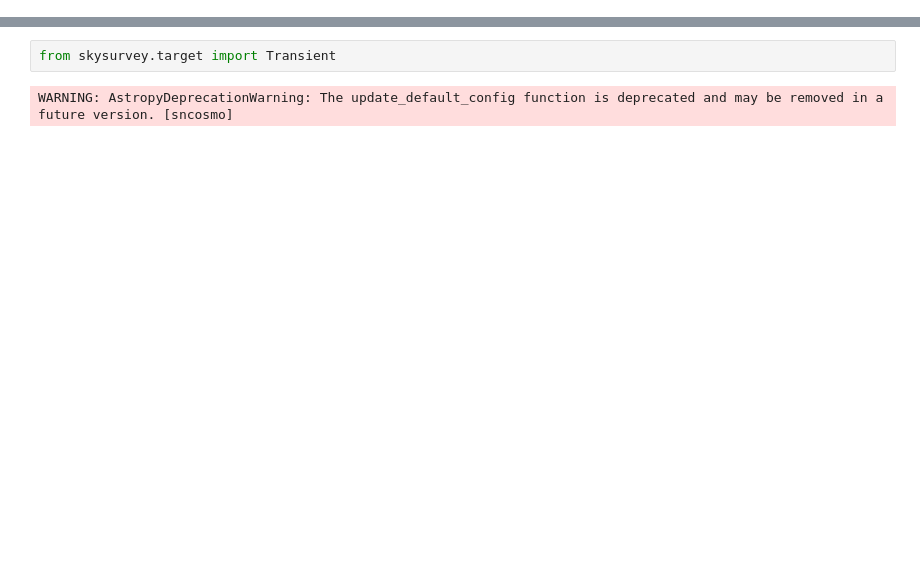
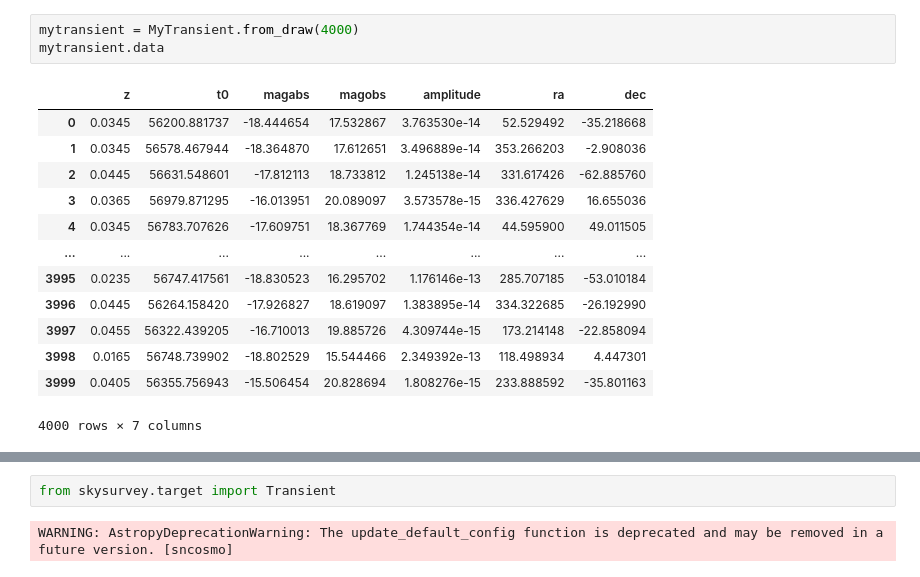
Before and after one commit to MickaelRigault/skysurvey, a Jupyter notebook: docs/advanced/build_a_new_transient.ipynb, the cells around one changed output, grey strips where cells are left out. Cells and saved outputs as stored; diff of their text form; blank space fills up the shorter version.

```diff
--- a/docs/advanced/build_a_new_transient.ipynb
+++ b/docs/advanced/build_a_new_transient.ipynb
@@ -10,0 +115,17 @@ You should provide:
+# %%
+mytransient = MyTransient.from_draw(4000)
+mytransient.data
+# %% [output]
+|  | z | t0 | magabs | magobs | amplitude | ra | dec |
+| 0 | 0.0345 | 56200.881737 | -18.444654 | 17.532867 | 3.763530e-14 | 52.529492 | -35.218668 |
+| 1 | 0.0345 | 56578.467944 | -18.364870 | 17.612651 | 3.496889e-14 | 353.266203 | -2.908036 |
+| 2 | 0.0445 | 56631.548601 | -17.812113 | 18.733812 | 1.245138e-14 | 331.617426 | -62.885760 |
+| 3 | 0.0365 | 56979.871295 | -16.013951 | 20.089097 | 3.573578e-15 | 336.427629 | 16.655036 |
+| 4 | 0.0345 | 56783.707626 | -17.609751 | 18.367769 | 1.744354e-14 | 44.595900 | 49.011505 |
+| ... | ... | ... | ... | ... | ... | ... | ... |
+| 3995 | 0.0235 | 56747.417561 | -18.830523 | 16.295702 | 1.176146e-13 | 285.707185 | -53.010184 |
+| 3996 | 0.0445 | 56264.158420 | -17.926827 | 18.619097 | 1.383895e-14 | 334.322685 | -26.192990 |
+| 3997 | 0.0455 | 56322.439205 | -16.710013 | 19.885726 | 4.309744e-15 | 173.214148 | -22.858094 |
+| 3998 | 0.0165 | 56748.739902 | -18.802529 | 15.544466 | 2.349392e-13 | 118.498934 | 4.447301 |
+| 3999 | 0.0405 | 56355.756943 | -15.506454 | 20.828694 | 1.808276e-15 | 233.888592 | -35.801163 |
+4000 rows × 7 columns
```
Also changed, not shown: parts of 18 cells of this notebook, 5 other files.
